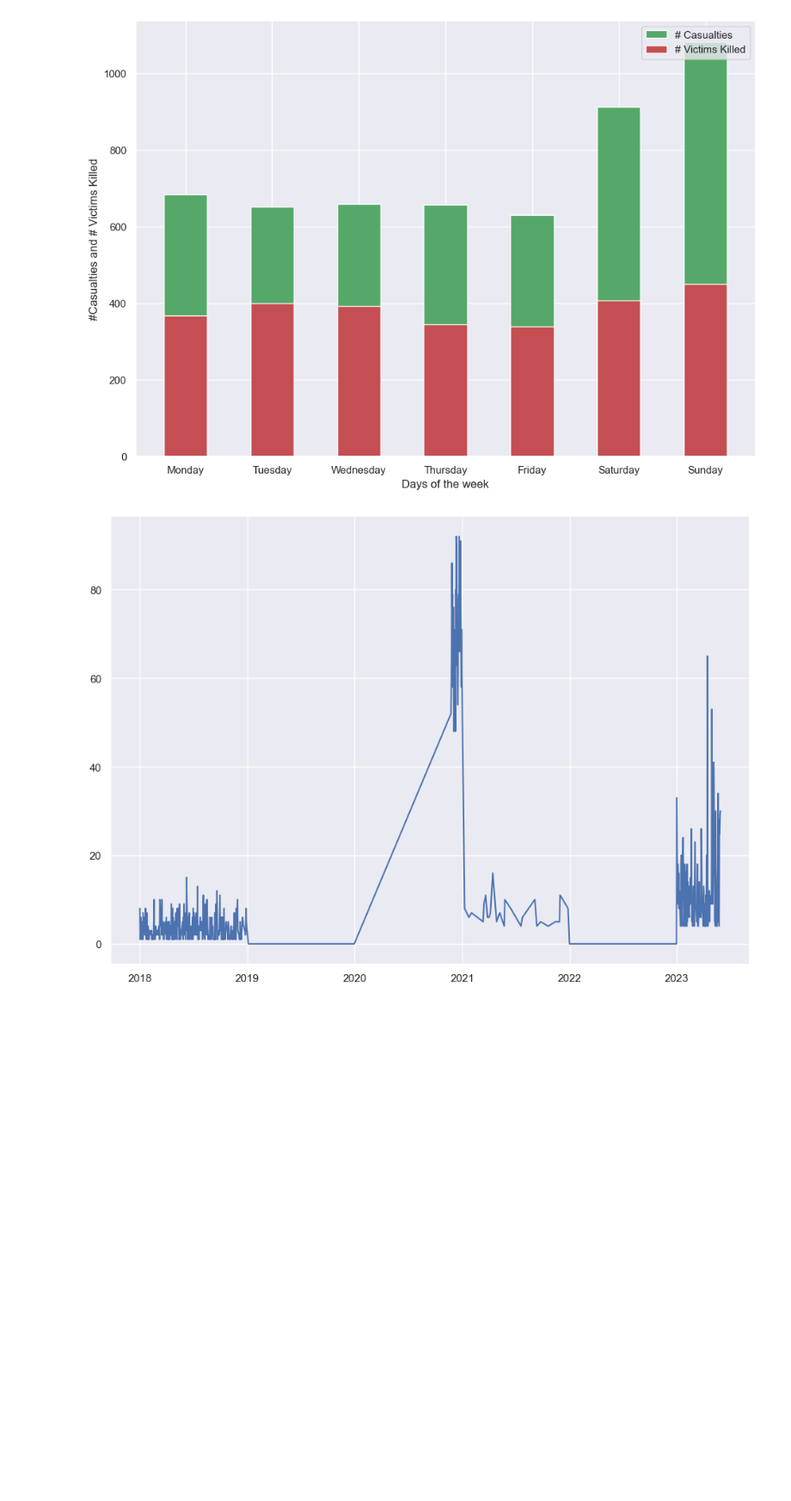
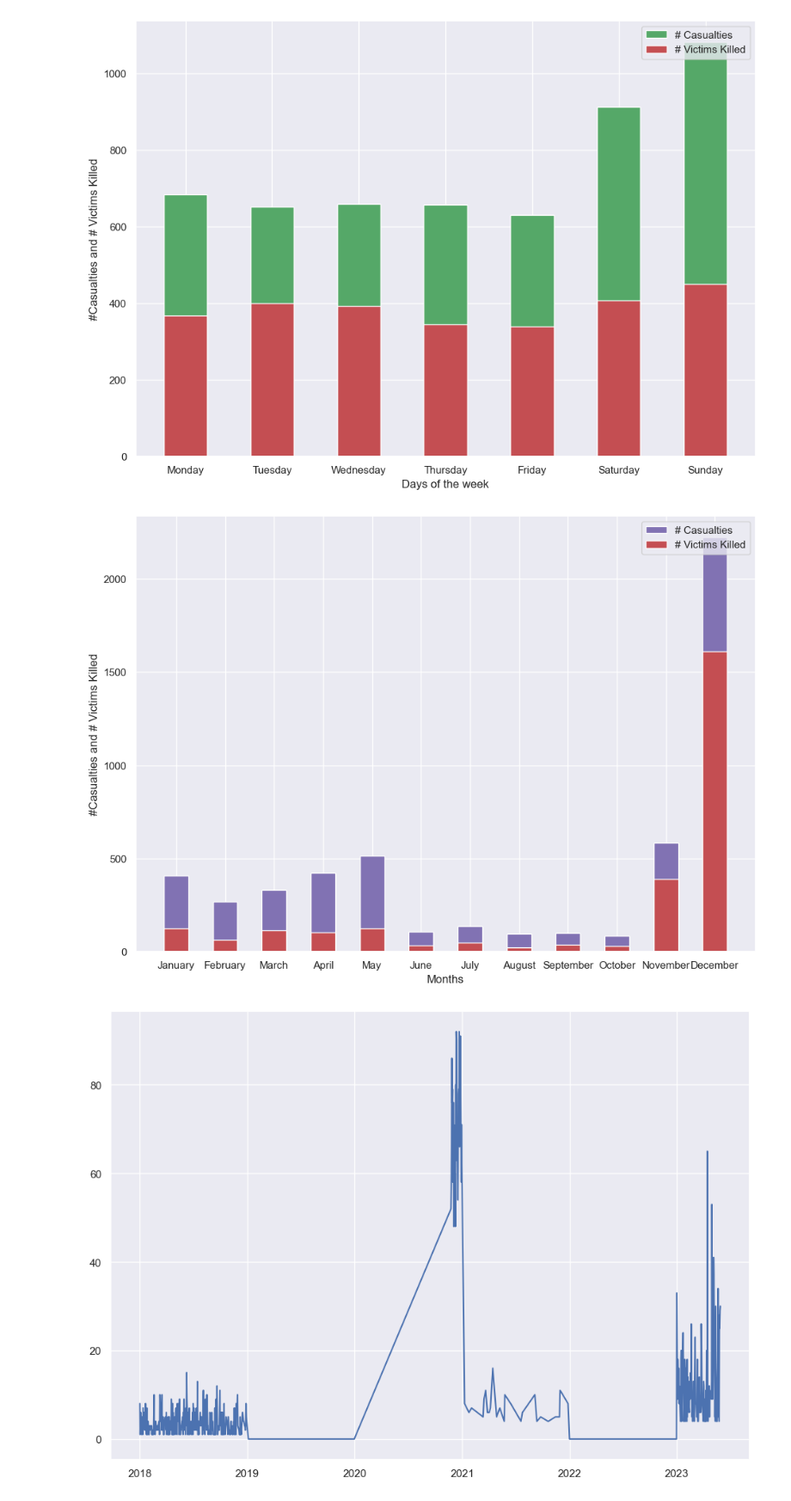
Before and after one commit to DozieSixtus/Gun-violence-US, a Jupyter notebook: scripts/EDA.ipynb, the cells around one changed output. Shown at 86% size. Saved outputs shown, nothing was run; the diff lists cells and outputs as text; code cells hidden in the pictures; blank space fills up the shorter version.

```diff
--- a/scripts/EDA.ipynb
+++ b/scripts/EDA.ipynb
@@ -291,6 +337,22 @@ plt.ylabel('#Casualties and # Victims Killed')
 plt.show()
 # %% [output]
 [figure]
+# %%
+mergedDataset['Month'] = mergedDataset['Incident Date'].dt.month_name()
+months = [ 'January', 'February', 'March', 'April', 'May', 'June',
+         'July', 'August', 'September', 'October', 'November', 'December']
+fig, ax = plt.subplots()
+
+for colName in ['# Casualties', '# Victims Killed']:
+       ax.bar(data=mergedDataset.groupby(['Month']).sum().reindex(months).reset_index(), width=0.5,
+              x='Month', height=colName, color='r' if colName.__eq__('# Victims Killed') else 'm')
+
+ax.legend(['# Casualties', '# Victims Killed'], loc='upper right')
+plt.xlabel('Months')
+plt.ylabel('#Casualties and # Victims Killed')
+plt.show()
+# %% [output]
+[figure, added]
 # %%
 datesData = mergedDataset.groupby('Incident Date').sum().reset_index()
 plt.plot('Incident Date', '# Casualties',data=datesData[~datesData['year'].isin(['2019','2022'])],
```
Also changed, not shown: parts of 9 cells of this notebook.
